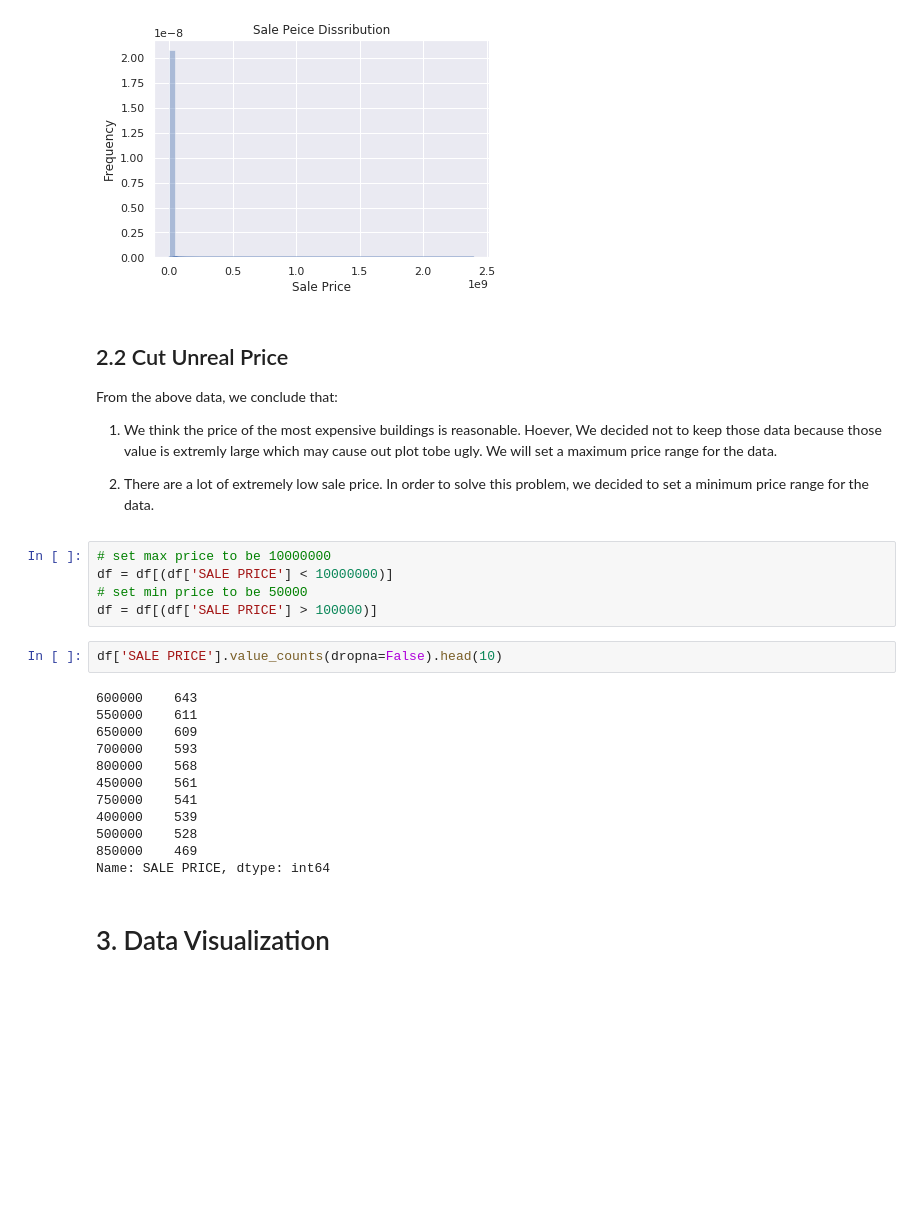
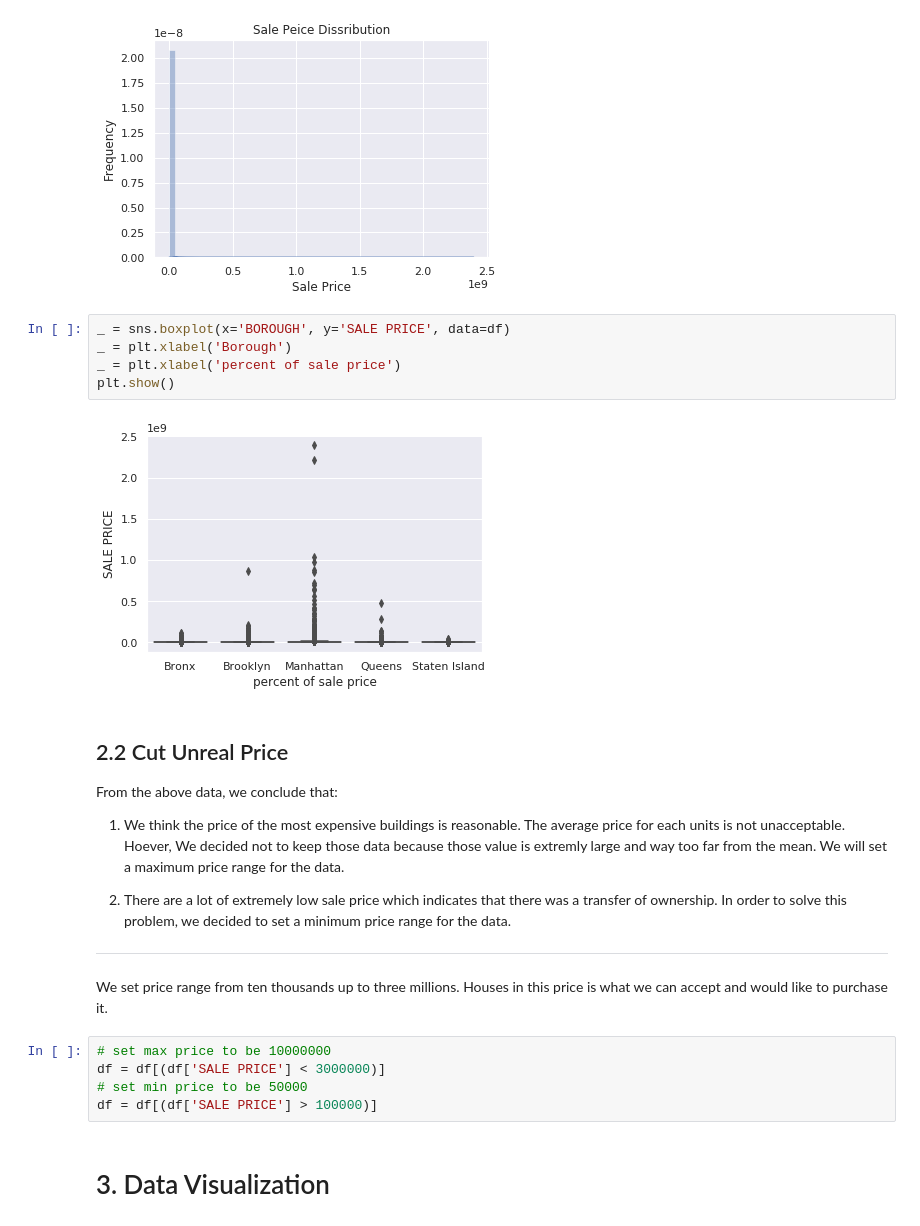
Before and after one commit to zhuoyingcai/NYC-Housing-Prices-Analysis, a Jupyter notebook: NYC_Housing_Prices_Analysis.ipynb, the cells around one changed output. Cells and saved outputs as stored; diff of their text form; blank space fills up the shorter version.

```diff
--- a/NYC_Housing_Prices_Analysis.ipynb
+++ b/NYC_Housing_Prices_Analysis.ipynb
@@ -202,33 +214,30 @@ plt.ylabel('Frequency')
 plt.show()
 # %% [output]
 [figure]
+# %%
+_ = sns.boxplot(x='BOROUGH', y='SALE PRICE', data=df)
+_ = plt.xlabel('Borough')
+_ = plt.xlabel('percent of sale price')
+plt.show()
+# %% [output]
+[figure, added]
 # %% [markdown]
 ## 2.2 Cut Unreal Price
 
 From the above data, we conclude that:
 
-1. We think the price of the most expensive buildings is reasonable. Hoever, We decided not to keep those data because those value is extremly large which may cause out plot tobe ugly. We will set a maximum price range for the data.
+1. We think the price of the most expensive buildings is reasonable. The average price for each units is not unacceptable. Hoever, We decided not to keep those data because those value is extremly large and way too far from the mean. We will set a maximum price range for the data.
 
-2. There are a lot of extremely low sale price. In order to solve this problem, we decided to set a minimum price range for the data.
+2. There are a lot of extremely low sale price which indicates that there was a transfer of ownership. In order to solve this problem, we decided to set a minimum price range for the data.
+
+---
+
+We set price range from ten thousands up to three millions. Houses in this price is what we can accept and would like to purchase it.
 # %%
 # set max price to be 10000000
-df = df[(df['SALE PRICE'] < 10000000)]
+df = df[(df['SALE PRICE'] < 3000000)]
 # set min price to be 50000
 df = df[(df['SALE PRICE'] > 100000)]
-# %%
-df['SALE PRICE'].value_counts(dropna=False).head(10)
-# %% [output]
-600000    643
-550000    611
-650000    609
-700000    593
-800000    568
-450000    561
-750000    541
-400000    539
-500000    528
-850000    469
-Name: SALE PRICE, dtype: int64
 # %% [markdown]
 # 3. Data Visualization
 # %%
```
Also changed, not shown: parts of 6 cells of this notebook.
